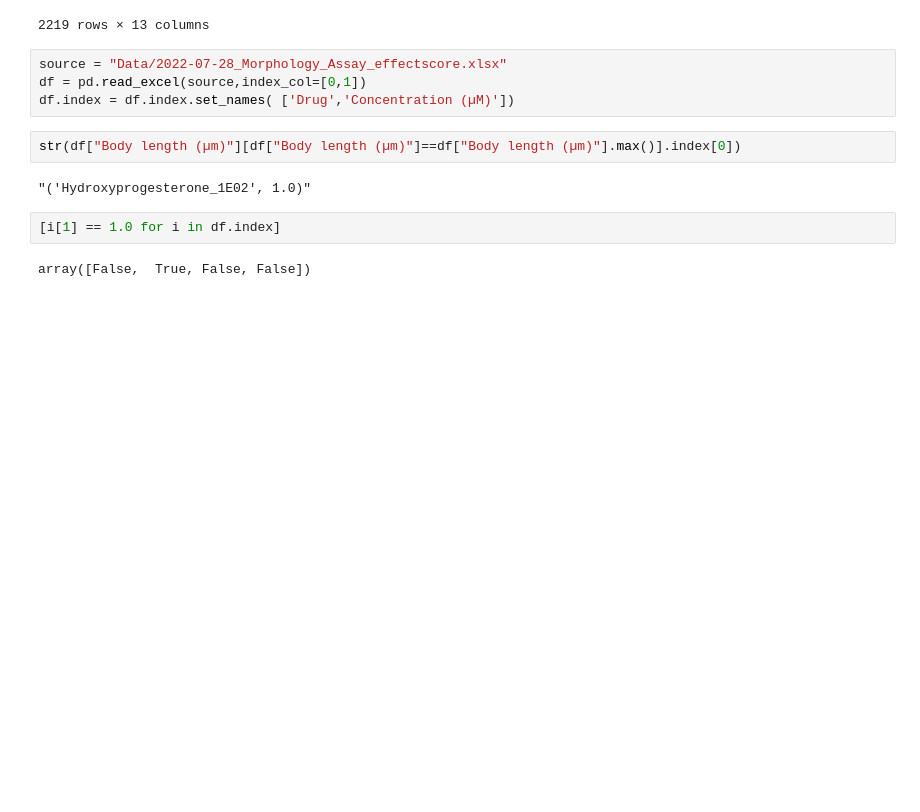
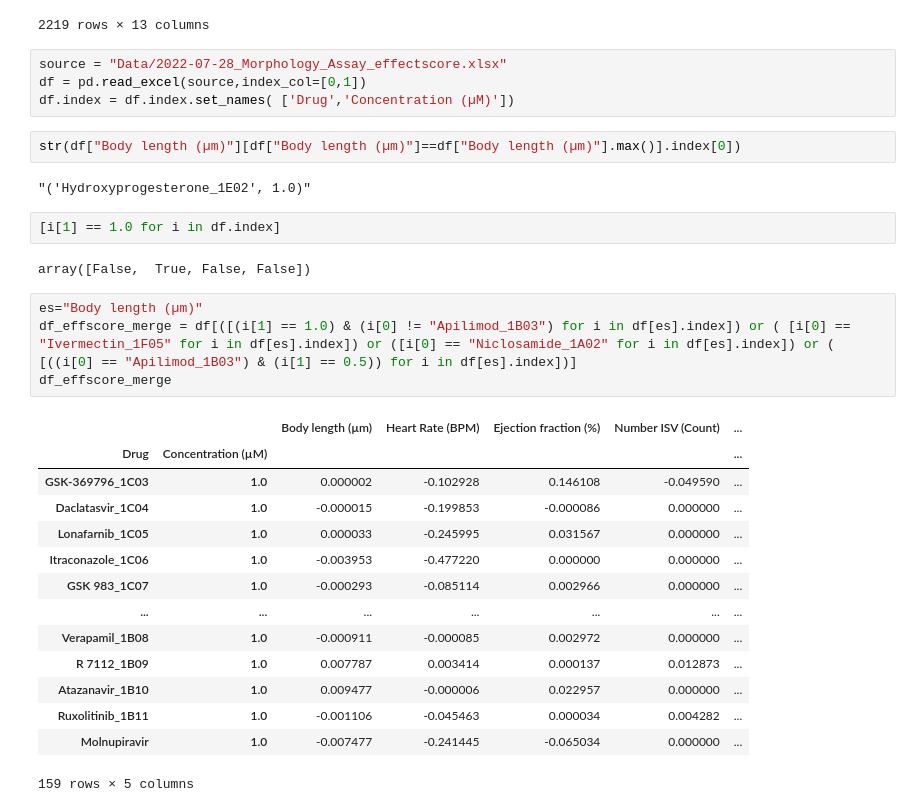
Before and after one commit to MercaderLabAnatomy/CoVasc_DataApp, a Jupyter notebook: Untitled.ipynb, the cells around one changed output. Cells and saved outputs as stored; diff of their text form; blank space fills up the shorter version.

```diff
--- a/Untitled.ipynb
+++ b/Untitled.ipynb
@@ -100,3 +100,22 @@ str(df["Body length (µm)"][df["Body length (µm)"]==df["Body length (µm)"].max
 [i[1] == 1.0 for i in df.index]
 # %% [output]
 array([False,  True, False, False])
+# %%
+es="Body length (µm)"
+df_effscore_merge = df[([(i[1] == 1.0) & (i[0] != "Apilimod_1B03") for i in df[es].index]) or ( [i[0] == "Ivermectin_1F05" for i in df[es].index]) or ([i[0] == "Niclosamide_1A02" for i in df[es].index]) or ( [((i[0] == "Apilimod_1B03") & (i[1] == 0.5)) for i in df[es].index])]
+df_effscore_merge
+# %% [output]
+|  |  | Body length (µm) | Heart Rate (BPM) | Ejection fraction (%) | Number ISV (Count) | ... |
+| Drug | Concentration (µM) |  |  |  |  | ... |
+| GSK-369796_1C03 | 1.0 | 0.000002 | -0.102928 | 0.146108 | -0.049590 | ... |
+| Daclatasvir_1C04 | 1.0 | -0.000015 | -0.199853 | -0.000086 | 0.000000 | ... |
+| Lonafarnib_1C05 | 1.0 | 0.000033 | -0.245995 | 0.031567 | 0.000000 | ... |
+| Itraconazole_1C06 | 1.0 | -0.003953 | -0.477220 | 0.000000 | 0.000000 | ... |
+| GSK 983_1C07 | 1.0 | -0.000293 | -0.085114 | 0.002966 | 0.000000 | ... |
+| ... | ... | ... | ... | ... | ... | ... |
+| Verapamil_1B08 | 1.0 | -0.000911 | -0.000085 | 0.002972 | 0.000000 | ... |
+| R 7112_1B09 | 1.0 | 0.007787 | 0.003414 | 0.000137 | 0.012873 | ... |
+| Atazanavir_1B10 | 1.0 | 0.009477 | -0.000006 | 0.022957 | 0.000000 | ... |
+| Ruxolitinib_1B11 | 1.0 | -0.001106 | -0.045463 | 0.000034 | 0.004282 | ... |
+| Molnupiravir | 1.0 | -0.007477 | -0.241445 | -0.065034 | 0.000000 | ... |
+159 rows × 5 columns
```
Also changed, not shown: parts of 1 cell of this notebook, 1 other file.
